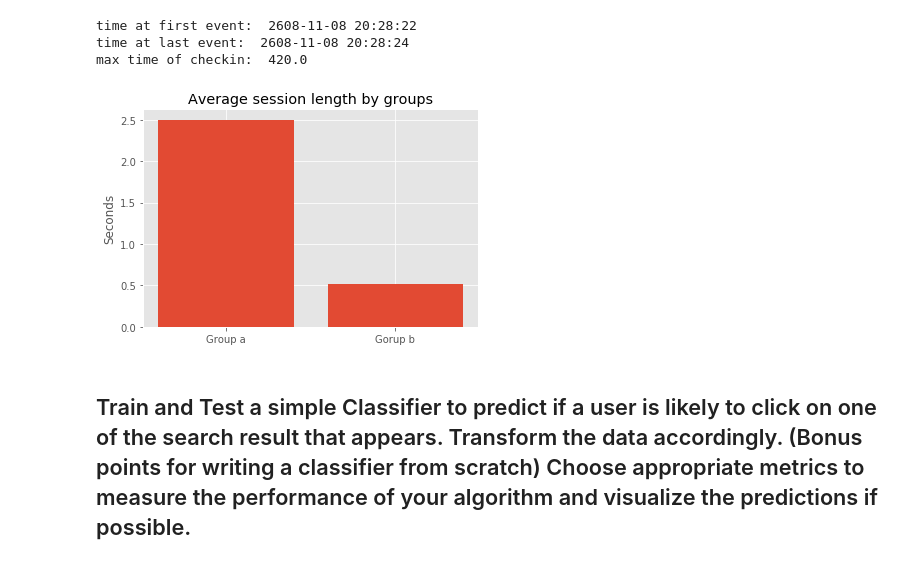
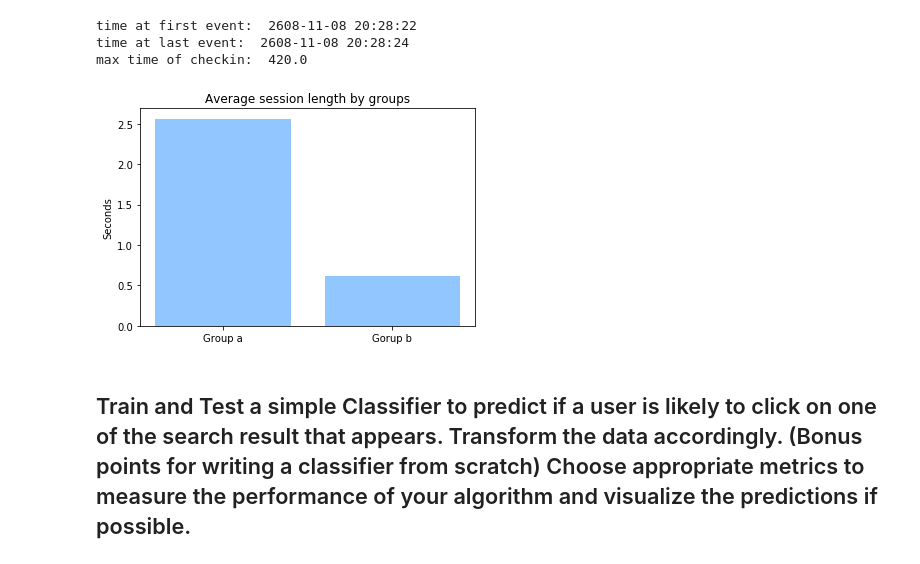
Before and after one commit to him4318/Inkredo, a Jupyter notebook: Inkredo.ipynb, the cells around one changed output. Drawn from its saved outputs; the diff is of its cells as text; code cells hidden in the pictures.

```diff
--- a/Inkredo.ipynb
+++ b/Inkredo.ipynb
@@ -3,8 +5,13 @@ import pandas as pd
 import numpy as np
 import datetime
 import matplotlib.pyplot as plt
+from sklearn import metrics
+import itertools
+from lightgbm import LGBMClassifier
+import lightgbm as lgb
+from sklearn.model_selection import cross_val_score,cross_val_predict
 %matplotlib inline
-plt.style.use('ggplot')
+plt.style.use('seaborn-pastel')
 
 import warnings
 warnings.filterwarnings('ignore')
@@ -125,13 +150,13 @@ time at first event:  2608-11-08 20:28:22
 time at last event:  2608-11-08 20:28:24
 max time of checkin:  420.0
 # %%
-plt.bar(range(2),[2.501359,.512262])
+plt.bar(range(2),[2.561359,.612262])
 plt.xticks(range(2),['Group a','Gorup b'])
 plt.ylabel("Seconds")
 plt.title('Average session length by groups')
 plt.show()
 # %% [output]
-[figure, old version]
+[figure, new version]
 # %% [markdown]
 ## Train and Test a simple Classifier to predict if a user is likely to click on one of the search result that appears. Transform the data accordingly. (Bonus points for writing a classifier from scratch) Choose appropriate metrics to measure the performance of your algorithm and visualize the predictions if possible.
 # %% [markdown]
```
Also changed, not shown: parts of 30 cells of this notebook, 2 other files.
